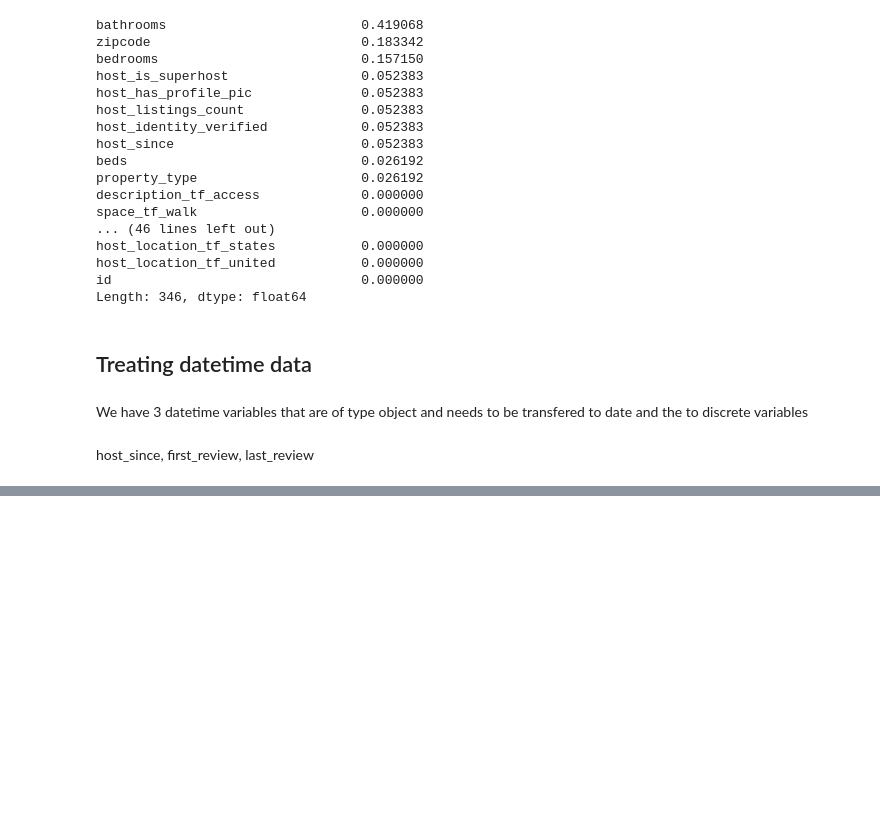
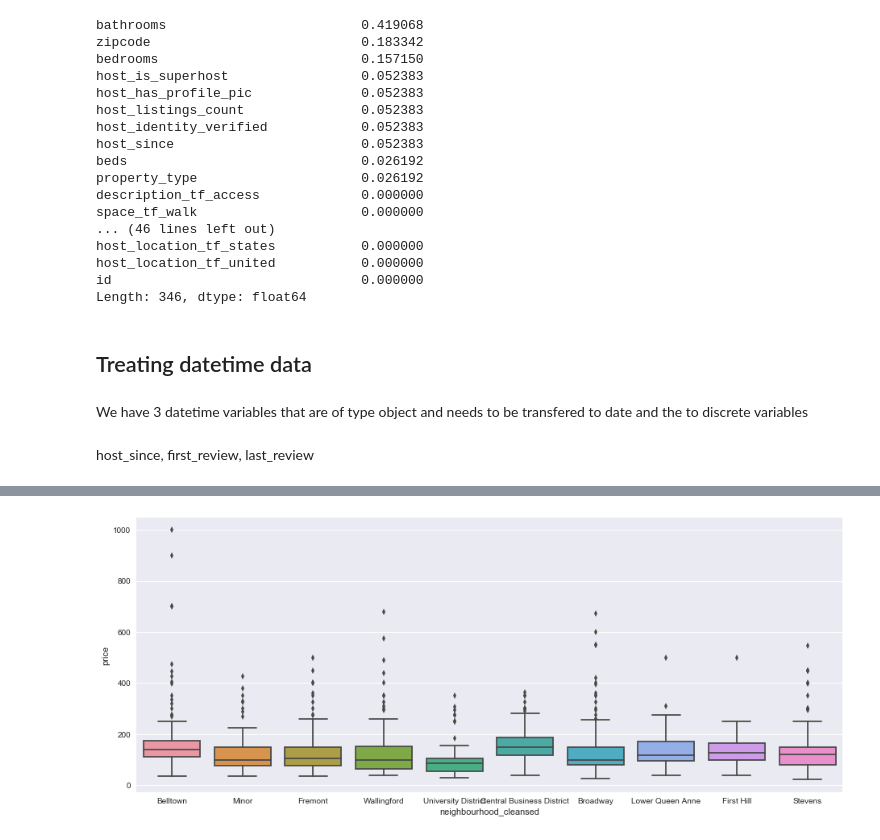
Before and after one commit to waficf/Kaggle_Competitions, a Jupyter notebook: AirBnB.ipynb, the cells around one changed output, grey strips where cells are left out. Drawn from its saved outputs; the diff is of its cells as text; code cells hidden in the pictures; blank space fills up the shorter version.

```diff
--- a/AirBnB.ipynb
+++ b/AirBnB.ipynb
@@ -666 +747,3 @@ display_all(df.head())
+# %%
+top_10_hoods = list(top_neighbour.to_frame().index)
 # %%
@@ -679,0 +772,6 @@ df.neighbourhood_cleansed.value_counts().plot('barh')
+# %%
+sns.set(rc={'figure.figsize':(15.7,6.27)})
+sns.boxplot(x='neighbourhood_cleansed', y='price', data=df[df.neighbourhood_cleansed.isin(top_10_hoods)])
+plt.show()
+# %% [output]
+[figure, added]
```
Also changed, not shown: parts of 40 cells of this notebook.
